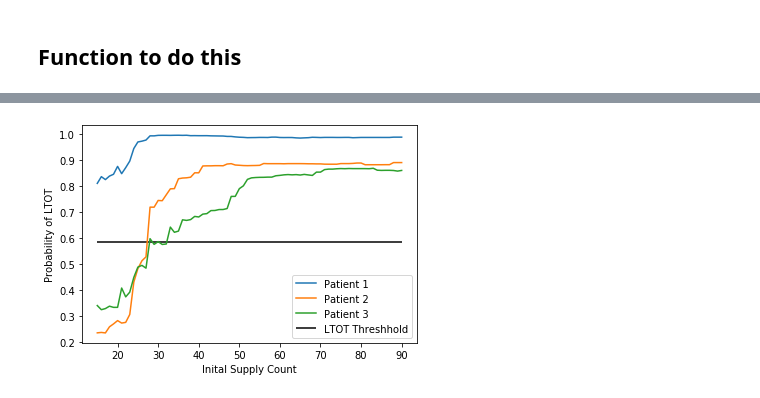
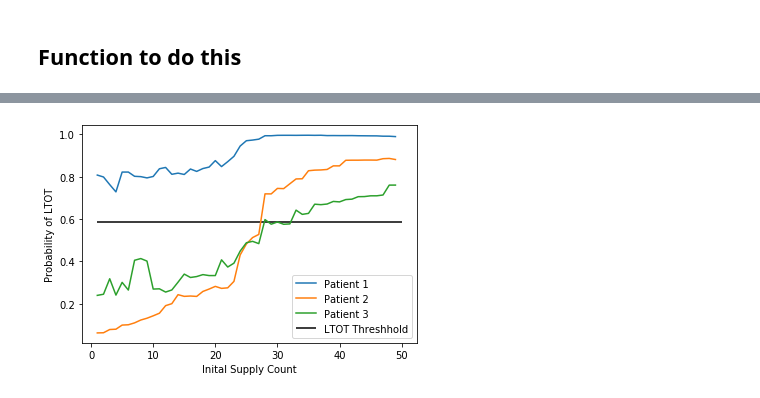
Before and after one commit to chenson2018/Humana-Mays-Competition, a Jupyter notebook: Final Model/Three Patients.ipynb, the cells around one changed output, grey strips where cells are left out. Cells and saved outputs as stored; diff of their text form; code cells hidden in the pictures.

```diff
--- a/Final Model/Three Patients.ipynb
+++ b/Final Model/Three Patients.ipynb
@@ -374,9 +374,12 @@ def get_prediction_range(patient_features, sc_low, sc_high, step):
     new_predictions = new_model.predict()
 
     return new_predictions.iloc[-len(patient_options):]
+# %%
+min_sc = 1
+max_sc = 50
 # %%
 %%time
-patient1_range = get_prediction_range(patient1, 15, 91, 1)
-patient2_range = get_prediction_range(patient2, 15, 91, 1)
-patient3_range = get_prediction_range(patient3, 15, 91, 1)
+patient1_range = get_prediction_range(patient1, min_sc, max_sc, 1)
+patient2_range = get_prediction_range(patient2, min_sc, max_sc, 1)
+patient3_range = get_prediction_range(patient3, min_sc, max_sc, 1)
 # %% [output]
@@ -385,12 +388,12 @@ Wall time: 1min 18s
 ranges = [patient1_range, patient2_range, patient3_range]
 # %%
 for count, patient in enumerate(ranges):
-    plt.plot(range(15, 91), patient['RF+LGB'].values, label = 'Patient ' + str(count+1))
+    plt.plot(range(min_sc, max_sc), patient['RF+LGB'].values, label = 'Patient ' + str(count+1))
 
-plt.hlines(y=.586, xmin=15, xmax=90, label = "LTOT Threshhold")
+plt.hlines(y=.586, xmin=min_sc, xmax=max_sc, label = "LTOT Threshhold")
 plt.xlabel('Inital Supply Count')
 plt.ylabel('Probability of LTOT')
 plt.legend()
 plt.show()
 # %% [output]
-[figure, old version]
+[figure, new version]
```
Also changed, not shown: parts of 1 cell of this notebook.
